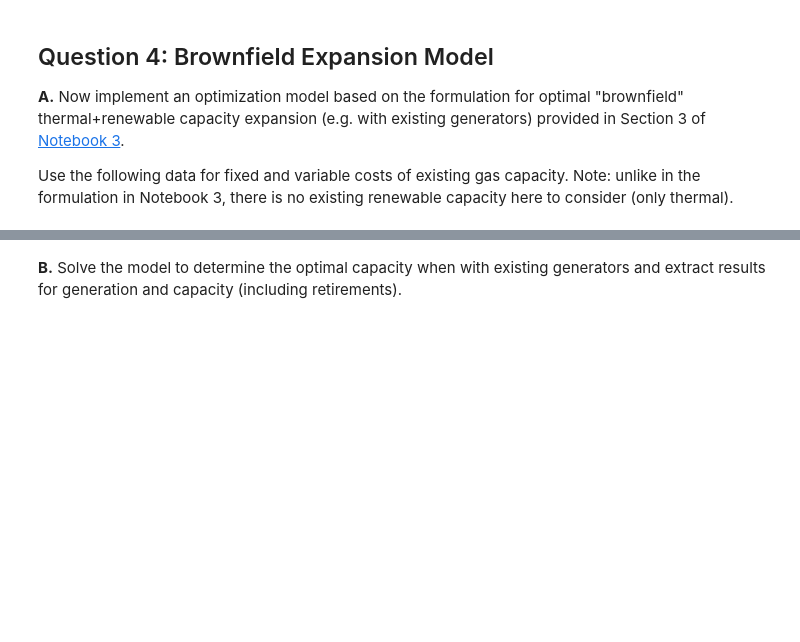
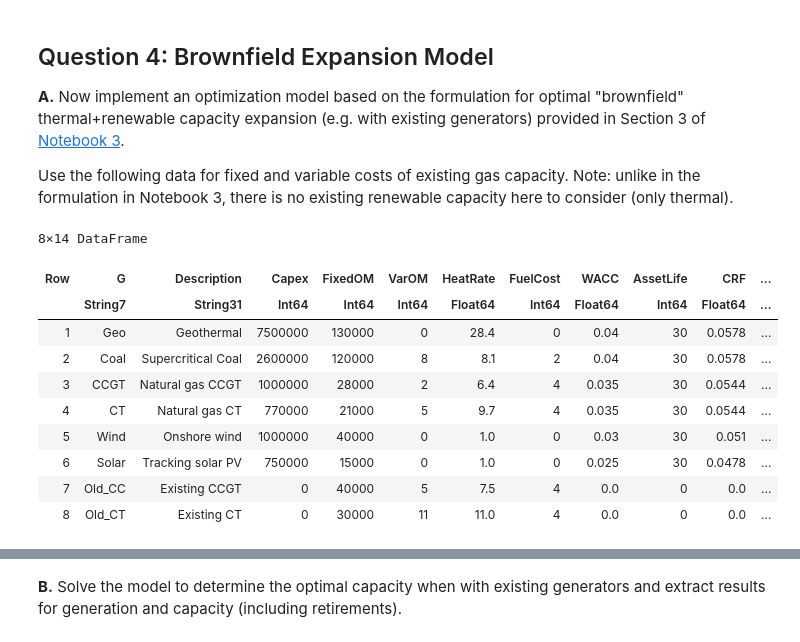
Before and after one commit to Mayah-C/power-systems-optimization, a Jupyter notebook: Homeworks/Homework-02.ipynb, the cells around one changed output, grey strips where cells are left out. Saved outputs shown, nothing was run; the diff lists cells and outputs as text; code cells hidden in the pictures; blank space fills up the shorter version.

```diff
--- a/Homeworks/Homework-02.ipynb
+++ b/Homeworks/Homework-02.ipynb
@@ -447,15 +647,28 @@ Use the following data for fixed and variable costs of existing gas capacity. No
 # %%
 # Load new generator options
 #path = joinpath([REPLACE THIS WITH PATH TO YOUR power-systems-optimization DIRECTORY HERE],"Notebooks","expansion_data")
-path = joinpath("/Users/jdj2/Documents/GitHub/power-systems-optimization","Notebooks","expansion_data")
+path = joinpath("..","Notebooks","expansion_data")
 generators = DataFrame(CSV.File(joinpath(path,"generators_for_expansion.csv")))
 # Add parameters for existing CCGTs, with the set index "Old"
 push!(generators, ["Old_CC" "Existing CCGT" 0 40000 5 7.5 4 0 0 0 0 40000 30])
 # Add parameters for existing CTs, with the set index "Old"
 push!(generators, ["Old_CT" "Existing CT" 0 30000 11 11.0 4 0 0 0 0 30000 55])
 
 # Set installed capacity for existing CCGTs:
 ExistingCap_CCGT = 1260 # Approximate actual existing capacity in SDGE
 ExistingCap_CT = 925 # Approximate actual existing capacity in SDGE
 # Add new column to generators Data Frame
 generators[!,:ExistingCap] = [0,0,0,0,0,0, ExistingCap_CCGT, ExistingCap_CT];
+generators # look at the updated generators DataFrame with existing capacity included
+# %% [output]
+8×14 DataFrame
+| Row | G | Description | Capex | FixedOM | VarOM | HeatRate | FuelCost | WACC | AssetLife | CRF | ... |
+|  | String7 | String31 | Int64 | Int64 | Int64 | Float64 | Int64 | Float64 | Int64 | Float64 | ... |
+| 1 | Geo | Geothermal | 7500000 | 130000 | 0 | 28.4 | 0 | 0.04 | 30 | 0.0578 | ... |
+| 2 | Coal | Supercritical Coal | 2600000 | 120000 | 8 | 8.1 | 2 | 0.04 | 30 | 0.0578 | ... |
+| 3 | CCGT | Natural gas CCGT | 1000000 | 28000 | 2 | 6.4 | 4 | 0.035 | 30 | 0.0544 | ... |
+| 4 | CT | Natural gas CT | 770000 | 21000 | 5 | 9.7 | 4 | 0.035 | 30 | 0.0544 | ... |
+| 5 | Wind | Onshore wind | 1000000 | 40000 | 0 | 1.0 | 0 | 0.03 | 30 | 0.051 | ... |
+| 6 | Solar | Tracking solar PV | 750000 | 15000 | 0 | 1.0 | 0 | 0.025 | 30 | 0.0478 | ... |
+| 7 | Old_CC | Existing CCGT | 0 | 40000 | 5 | 7.5 | 4 | 0.0 | 0 | 0.0 | ... |
+| 8 | Old_CT | Existing CT | 0 | 30000 | 11 | 11.0 | 4 | 0.0 | 0 | 0.0 | ... |
```
Also changed, not shown: parts of 23 cells of this notebook, 5 other files.
